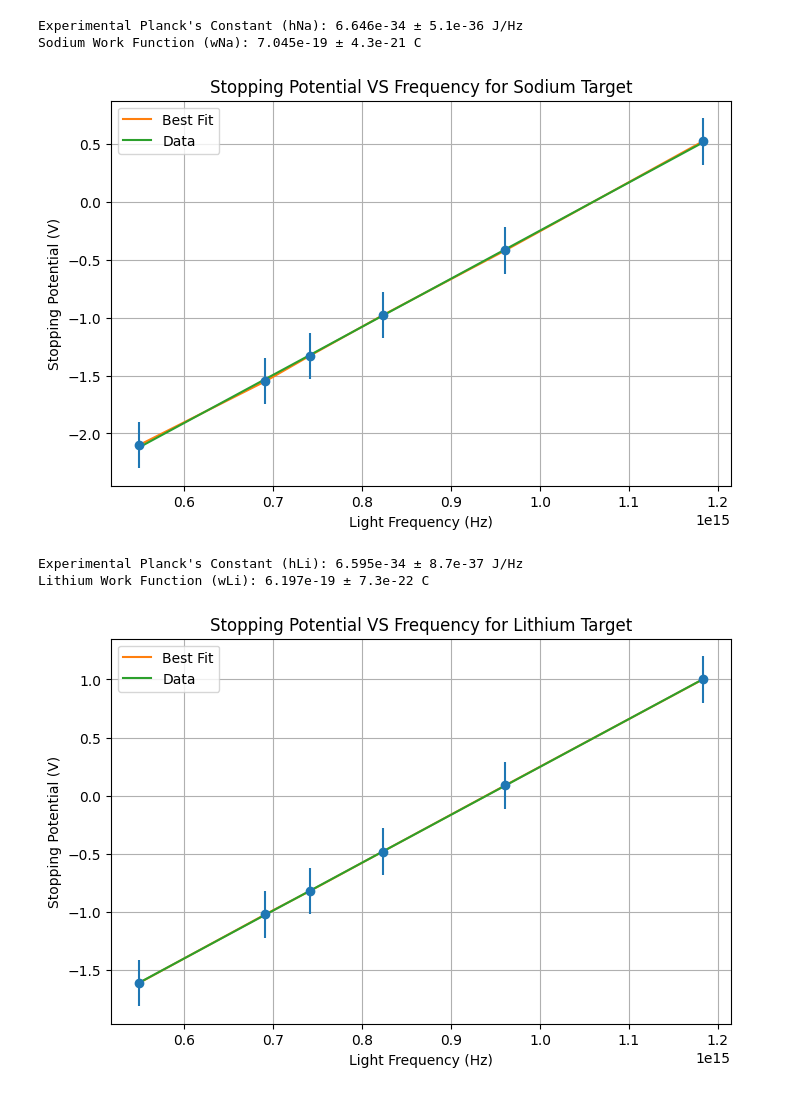
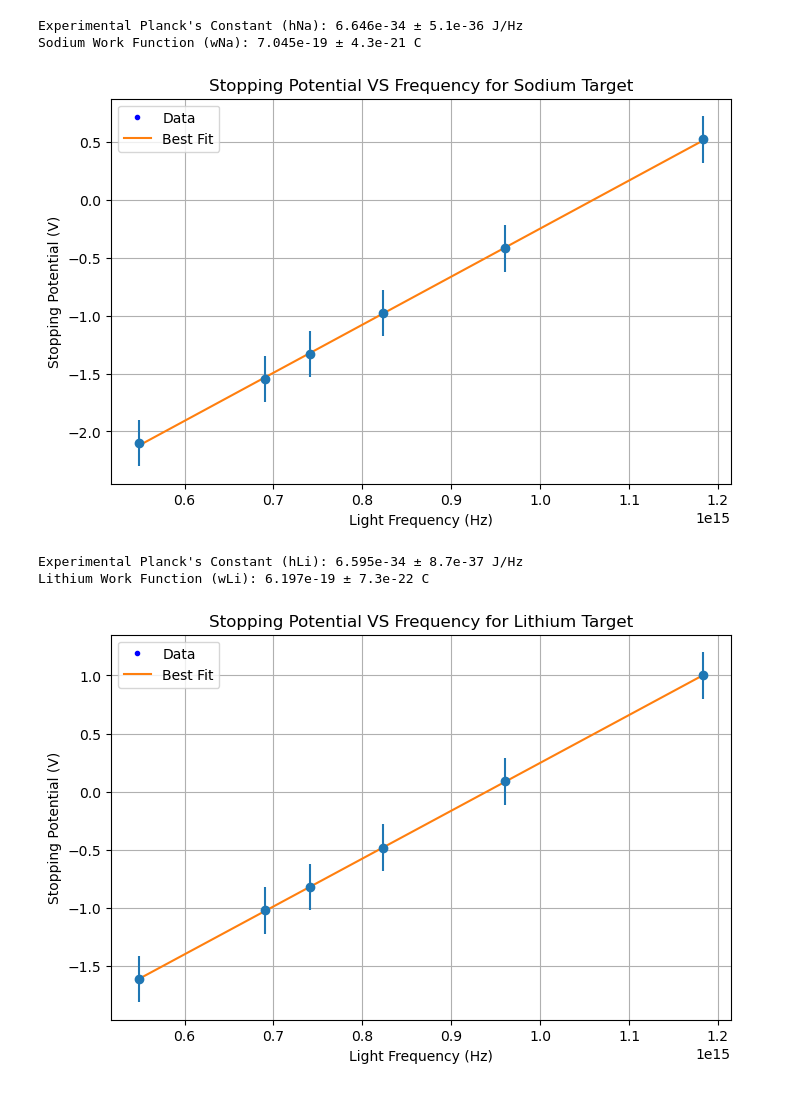
Before and after one commit to axu1-eng/QuantumMechanicsProject1, a Jupyter notebook: Part_2_Code.ipynb, the cells around one changed output. Saved outputs shown, nothing was run; the diff lists cells and outputs as text; code cells hidden in the pictures.

```diff
--- a/Part_2_Code.ipynb
+++ b/Part_2_Code.ipynb
@@ -114,26 +114,24 @@ Sodium Work Function (wNa): 7.045e-19 ± 4.3e-21 C
 # %%
 plt.figure(figsize=(8, 5))
 
-# TODO: Use plt.errorbar() to plot the data with yerr=0.2 and fmt='o' (for dots)
+# Adding error bars
 plt.errorbar(xNa,yNa,yerr=0.2,fmt='o')
 
-# TODO: Generate y-values for the line using the optimal parameters (hNa, wNa)
+# Generate y values for our linear model
 line_y = linear_model(xNa, hNa, wNa)
 
-# TODO: Plot the line_y on top of the scatter plot.
-plt.plot(xNa,yNa)
+# Plot the line of best fit onto the scatterplot
+plt.plot(xNa,yNa, 'b.')
 plt.plot(xNa,line_y)
-# Challenge: Can you add the error value to the label? (e.g., label=f'Fit: k={k_opt:.2f} ± {k_err:.2f}')
-
 
 # Formatting
 plt.xlabel("Light Frequency (Hz)")
 plt.ylabel("Stopping Potential (V)")
 plt.title("Stopping Potential VS Frequency for Sodium Target")
-plt.legend(['Best Fit', 'Data'])
+plt.legend(['Data', 'Best Fit'])
 plt.grid(True)
 # %% [output]
-[figure, old version]
+[figure, new version]
 # %%
 pOpt2,pCov2 = curve_fit(linear_model, xLi, yLi) ## Calculate the fit parameters and covariance matrix
 
@@ -151,23 +149,21 @@ Lithium Work Function (wLi): 6.197e-19 ± 7.3e-22 C
 # %%
 plt.figure(figsize=(8, 5))
 
-# TODO: Use plt.errorbar() to plot the data with yerr=0.2 and fmt='o' (for dots)
+# Add error bars
 plt.errorbar(xLi,yLi,yerr=0.2,fmt='o')
 
-# TODO: Generate y-values for the line using the optimal parameters (hNa, wNa)
+# Generate y-values for the line using the optimal parameters (hLi, wLi)
 line_y2 = linear_model(xLi, hLi, wLi)
 
-# TODO: Plot the line_y on top of the scatter plot.
-plt.plot(xLi,yLi)
+# Plot the fit line on top of the data
+plt.plot(xLi,yLi, 'b.')
 plt.plot(xLi,line_y2)
-# Challenge: Can you add the error value to the label? (e.g., label=f'Fit: k={k_opt:.2f} ± {k_err:.2f}')
-
 
 # Formatting
 plt.xlabel("Light Frequency (Hz)")
 plt.ylabel("Stopping Potential (V)")
 plt.title("Stopping Potential VS Frequency for Lithium Target")
-plt.legend(['Best Fit', 'Data'])
+plt.legend(['Data', 'Best Fit'])
 plt.grid(True)
 # %% [output]
-[figure, old version]
+[figure, new version]
```
